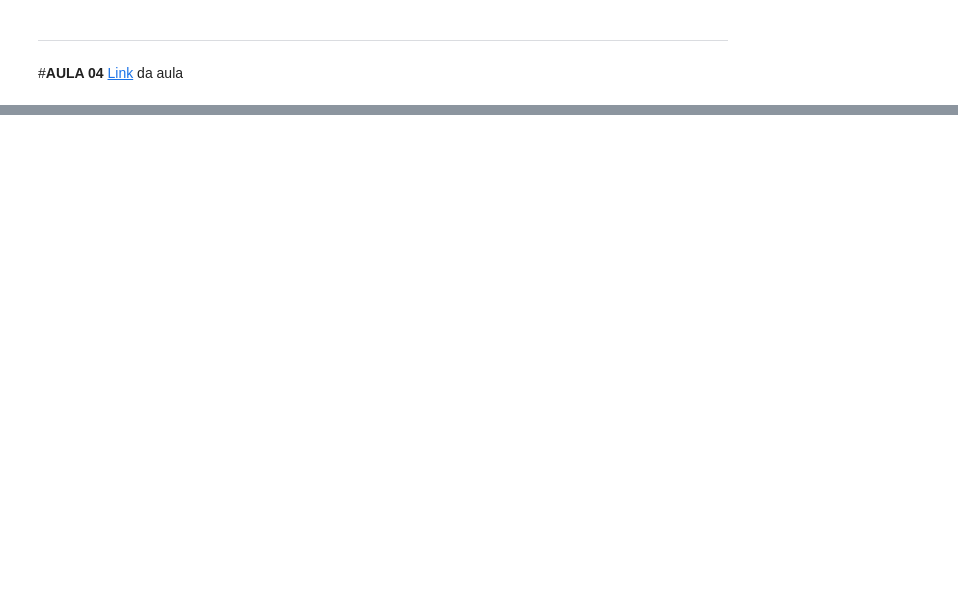
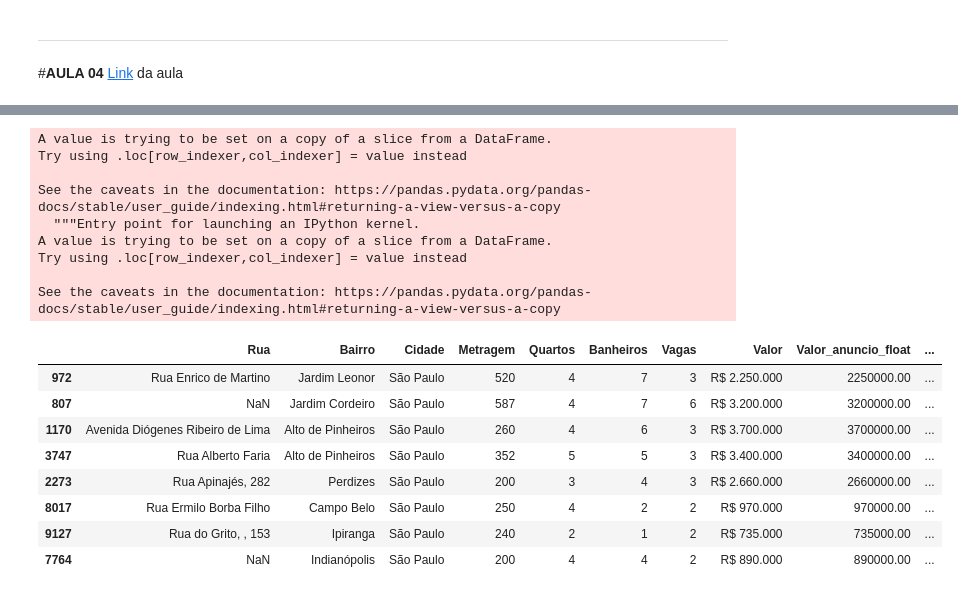
Before and after one commit to lays-l/alura_imersao_dados_04, a Jupyter notebook: imersao_alura_04_imoveis_sp.ipynb, the cells around one changed output, grey strips where cells are left out. Cells and saved outputs as stored; diff of their text form; code cells hidden in the pictures; blank space fills up the shorter version.

```diff
--- a/imersao_alura_04_imoveis_sp.ipynb
+++ b/imersao_alura_04_imoveis_sp.ipynb
@@ -697,0 +776,23 @@ df_ibge.head()
+# %%
+dados_vendas['apenas_rua'] = dados_vendas['Rua'].str.extract(r'(^[\w ]+)')
+dados_vendas['apenas_rua'] = dados_vendas['apenas_rua'].str.lower().str.strip()
+dados_vendas.sample(8)
+# %% [output]
+A value is trying to be set on a copy of a slice from a DataFrame.
+Try using .loc[row_indexer,col_indexer] = value instead
+
+See the caveats in the documentation: https://pandas.pydata.org/pandas-docs/stable/user_guide/indexing.html#returning-a-view-versus-a-copy
+  """Entry point for launching an IPython kernel.
+A value is trying to be set on a copy of a slice from a DataFrame.
+Try using .loc[row_indexer,col_indexer] = value instead
+
+See the caveats in the documentation: https://pandas.pydata.org/pandas-docs/stable/user_guide/indexing.html#returning-a-view-versus-a-copy
+|  | Rua | Bairro | Cidade | Metragem | Quartos | Banheiros | Vagas | Valor | Valor_anuncio_float | ... |
+| 972 | Rua Enrico de Martino | Jardim Leonor | São Paulo | 520 | 4 | 7 | 3 | R$ 2.250.000 | 2250000.00 | ... |
+| 807 | NaN | Jardim Cordeiro | São Paulo | 587 | 4 | 7 | 6 | R$ 3.200.000 | 3200000.00 | ... |
+| 1170 | Avenida Diógenes Ribeiro de Lima | Alto de Pinheiros | São Paulo | 260 | 4 | 6 | 3 | R$ 3.700.000 | 3700000.00 | ... |
+| 3747 | Rua Alberto Faria | Alto de Pinheiros | São Paulo | 352 | 5 | 5 | 3 | R$ 3.400.000 | 3400000.00 | ... |
+| 2273 | Rua Apinajés, 282 | Perdizes | São Paulo | 200 | 3 | 4 | 3 | R$ 2.660.000 | 2660000.00 | ... |
+| 8017 | Rua Ermilo Borba Filho | Campo Belo | São Paulo | 250 | 4 | 2 | 2 | R$ 970.000 | 970000.00 | ... |
+| 9127 | Rua do Grito, , 153 | Ipiranga | São Paulo | 240 | 2 | 1 | 2 | R$ 735.000 | 735000.00 | ... |
+| 7764 | NaN | Indianópolis | São Paulo | 200 | 4 | 4 | 2 | R$ 890.000 | 890000.00 | ... |
```
Also changed, not shown: parts of 10 cells of this notebook.
